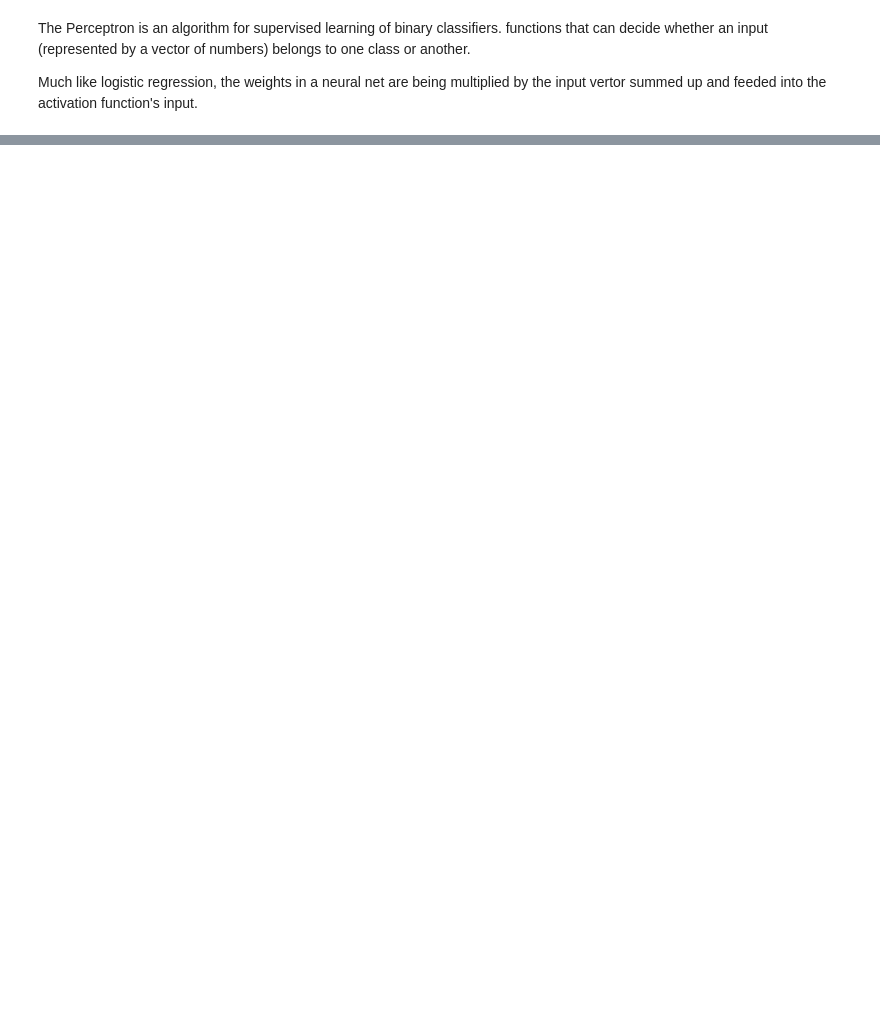
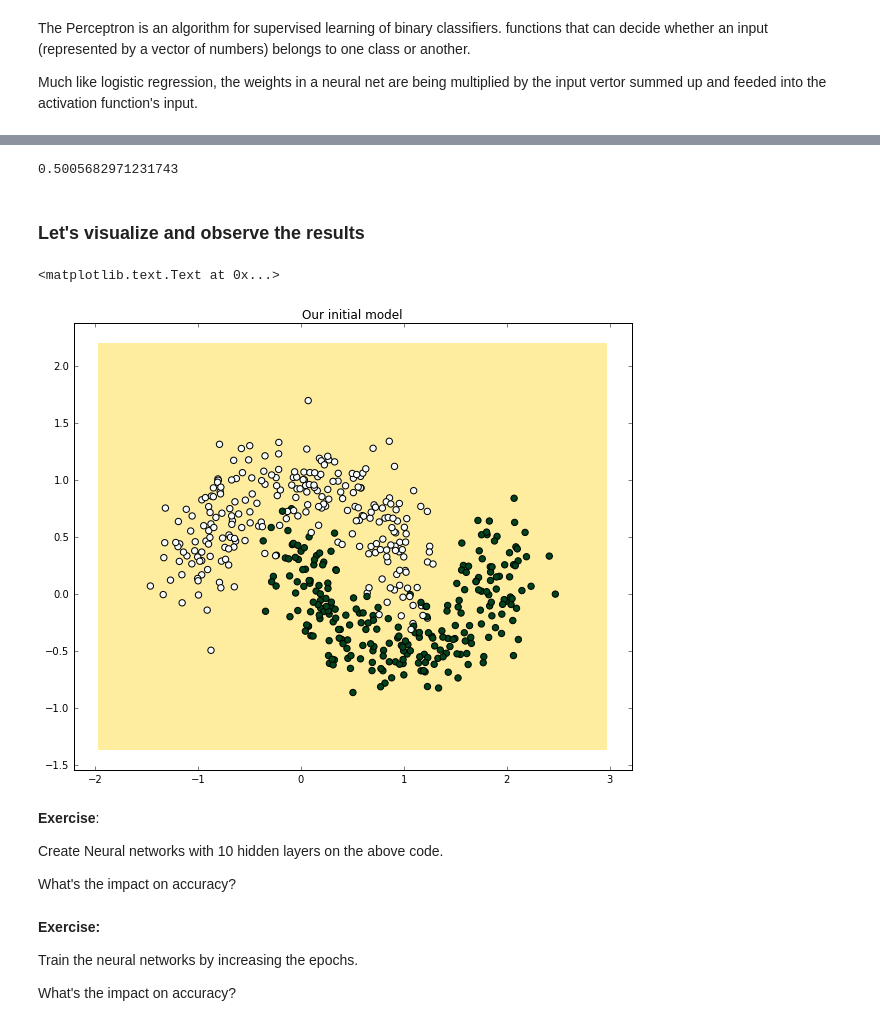
Before and after one commit to leriomaggio/deep-learning-keras-tensorflow, a Jupyter notebook: 1.1 Introduction - Deep Learning and ANN.ipynb, the cells around one changed output, grey strips where cells are left out. Cells and saved outputs as stored; diff of their text form; code cells hidden in the pictures; blank space fills up the shorter version.

Commit message:
Added example with ANN (python based)

```diff
--- a/1.1 Introduction - Deep Learning and ANN.ipynb
+++ b/1.1 Introduction - Deep Learning and ANN.ipynb
@@ -26,0 +109,5 @@ Much like logistic regression, the weights in a neural net are being multiplied
+# %%
+# our sigmoid function
+def sigmoid(x):
+    #return math.tanh(x)
+    return 1/(1+np.exp(-x))
@@ -26,0 +118,4 @@ Much like logistic regression, the weights in a neural net are being multiplied
+# %%
+# derivative of our sigmoid function, in terms of the output (i.e. y)
+def dsigmoid(y):
+    return y - y**2
@@ -26,0 +352,5 @@ Much like logistic regression, the weights in a neural net are being multiplied
+# %%
+# create a network with two inputs, one hidden, and one output nodes
+ann = ANN(2, 1, 1)
+
+%timeit -n 1 -r 1 ann.train(zip(X,y), iterations=2)
@@ -26,0 +379,38 @@ Much like logistic regression, the weights in a neural net are being multiplied
+# %%
+np.min(prediction.prediction)
+# %% [output]
+0.5005682971231743
+# %% [markdown]
+### Let's visualize and observe the results
+# %%
+# Helper function to plot a decision boundary.
+# This generates the contour plot to show the decision boundary visually
+def plot_decision_boundary(nn_model):
+    # Set min and max values and give it some padding
+    x_min, x_max = X[:, 0].min() - .5, X[:, 0].max() + .5
+    y_min, y_max = X[:, 1].min() - .5, X[:, 1].max() + .5
+    h = 0.01
+    # Generate a grid of points with distance h between them
+    xx, yy = np.meshgrid(np.arange(x_min, x_max, h),
+                         np.arange(y_min, y_max, h))
+    # Predict the function value for the whole gid
+    nn_model.test(np.c_[xx.ravel(), yy.ravel()])
+    Z = nn_model.predict
+    Z[Z>=0.5] = 1
+    Z[Z<0.5] = 0
+    Z = Z.reshape(xx.shape)
+    # Plot the contour and training examples
+    plt.contourf(xx, yy, Z, cmap=plt.cm.Spectral)
+    plt.scatter(X[:, 0], X[:, 1], s=40,  c=y, cmap=plt.cm.BuGn)
+# %%
+plot_decision_boundary(ann)
+plt.title("Our initial model")
+# %% [output]
+<matplotlib.text.Text at 0x...>
+[figure, added]
+# %% [markdown]
+**Exercise**:
+
+Create Neural networks with 10 hidden layers on the above code.
+
+What's the impact on accuracy?
@@ -26,0 +422,6 @@ Much like logistic regression, the weights in a neural net are being multiplied
+# %% [markdown]
+**Exercise:**
+
+Train the neural networks by increasing the epochs.
+
+What's the impact on accuracy?
```
Also changed, not shown: parts of 40 cells of this notebook.
